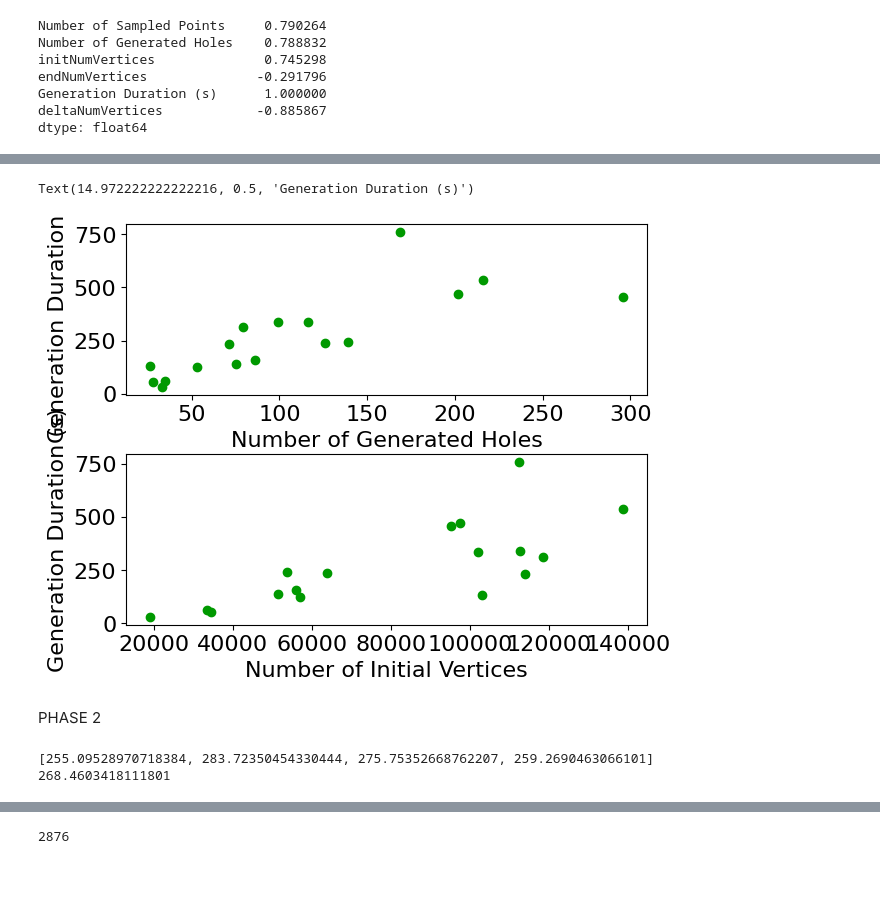
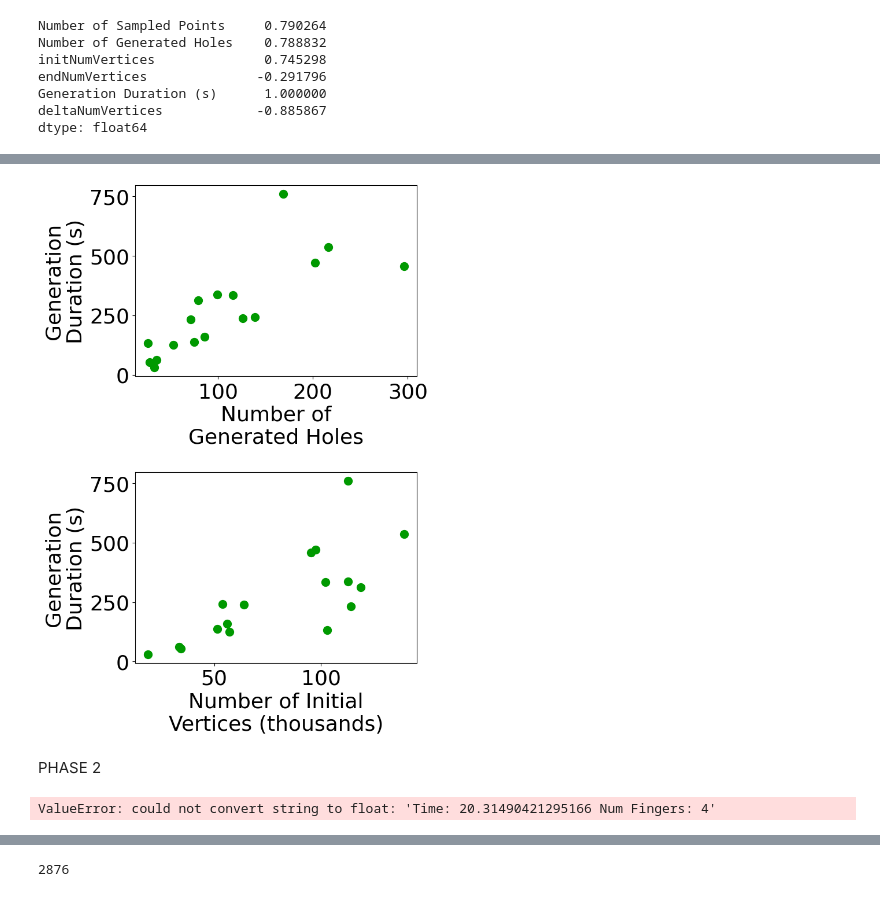
Before and after one commit to kaleFruit/Partial-Prostheses, a Jupyter notebook: strengthAnalysis/analysis.ipynb, the cells around one changed output, grey strips where cells are left out. Saved outputs shown, nothing was run; the diff lists cells and outputs as text; code cells hidden in the pictures.

```diff
--- a/strengthAnalysis/analysis.ipynb
+++ b/strengthAnalysis/analysis.ipynb
@@ -41,8 +41,9 @@ withoutHolesCombined["Force"] = forces
 withoutHolesCombined["Displacement"] = displacement
 
 plt.figure(figsize=(10,6))
-plt.scatter(withHoles["Force"], withHoles["Displacement"], color = (0,0.6, 0))
-plt.scatter(withoutHolesCombined["Force"], withoutHolesCombined["Displacement"], color = (0.6, 0.6, 0.6))
+plt.rcParams.update({'font.size': 26})
+plt.scatter(withHoles["Force"], withHoles["Displacement"], color = (0,0.6, 0), s=100)
+plt.scatter(withoutHolesCombined["Force"], withoutHolesCombined["Displacement"], color = (0.6, 0.6, 0.6), s=100)
 plt.ylim((0, 2))
 plt.xlim((0, 10))
 plt.xlabel("Force (kg)")
@@ -83,9 +84,11 @@ withoutHolesCombined["Force"] = forces
 withoutHolesCombined["Displacement"] = displacement
 withoutHolesCombined["Force"] = withoutHolesCombined["Force"]*9.81
 
-plt.figure(figsize=(10,6))
-plt.scatter(withHoles["Force"], withHoles["Displacement"], color = (0,0.6, 0))
-plt.scatter(withoutHolesCombined["Force"], withoutHolesCombined["Displacement"], color = (0.6, 0.6, 0.6))
+plt.figure(figsize=(5,6))
+plt.rcParams.update({'font.size': 26})
+plt.tight_layout()
+plt.scatter(withHoles["Force"], withHoles["Displacement"], color = (0,0.6, 0), s= 100)
+plt.scatter(withoutHolesCombined["Force"], withoutHolesCombined["Displacement"], color = (0.6, 0.6, 0.6), s=100)
 plt.ylim((0, 2))
 plt.xlim((0, 100))
 plt.xlabel("Force (N)")
@@ -231,3 +234,6 @@ endNumVertices              -0.291796
 Generation Duration (s)      1.000000
 deltaNumVertices            -0.885867
 dtype: float64
+# %%
+df["initNumVertices"] = df["initNumVertices"]/1000
+df
@@ -234,31 +259,30 @@ dtype: float64
 # %%
 import matplotlib.pyplot as plt
 
-fig, axs = plt.subplots(2)
-plt.rcParams.update({'font.size': 14})
 
-fig.tight_layout()
-axs[0].scatter(df["Number of Generated Holes"], df["Generation Duration (s)"], color = (0,0.6, 0))
-axs[0].set_xlabel("Number of Generated Holes")
-axs[0].set_ylabel("Generation Duration (s)")
-axs[1].scatter(df["initNumVertices"], df["Generation Duration (s)"], color = (0,0.6, 0))
-axs[1].set_xlabel("Number of Initial Vertices")
-axs[1].set_ylabel("Generation Duration (s)")
+fig, axs = plt.subplots(2, figsize=(8, 11))
+plt.rcParams.update({'font.size': 26})
+fig.tight_layout(pad=3)
+axs[0].scatter(df["Number of Generated Holes"], df["Generation Duration (s)"], color = (0,0.6, 0), s=100)
+axs[0].set_xlabel("Number of\nGenerated Holes")
+axs[0].set_ylabel("Generation\nDuration (s)")
+axs[1].scatter(df["initNumVertices"], df["Generation Duration (s)"], color = (0,0.6, 0), s=100)
+axs[1].set_xlabel("Number of Initial\nVertices (thousands)")
+axs[1].set_ylabel("Generation\nDuration (s)")
+plt.show()
 # %% [output]
-Text(14.972222222222216, 0.5, 'Generation Duration (s)')
-[figure, old version]
+[figure, new version]
 # %% [markdown]
 PHASE 2
 # %%
 vals = []
-with open("connectiveGnerationTimes.txt", 'r') as file:
+with open("connectiveGenerationTime2.txt", 'r') as file:
     for line in file:
         vals.append(float(line.strip("\n")))
 print(vals)
 print(sum(vals)/len(vals))
 # %% [output]
-[255.09528970718384, 283.72350454330444, 275.75352668762207, 259.2690463066101]
-268.4603418111801
+ValueError: could not convert string to float: 'Time: 20.31490421295166 Num Fingers: 4'
 # %%
 import matplotlib.pyplot as plt
 import numpy as np
```
Also changed, not shown: parts of 6 cells of this notebook, 17 other files.
